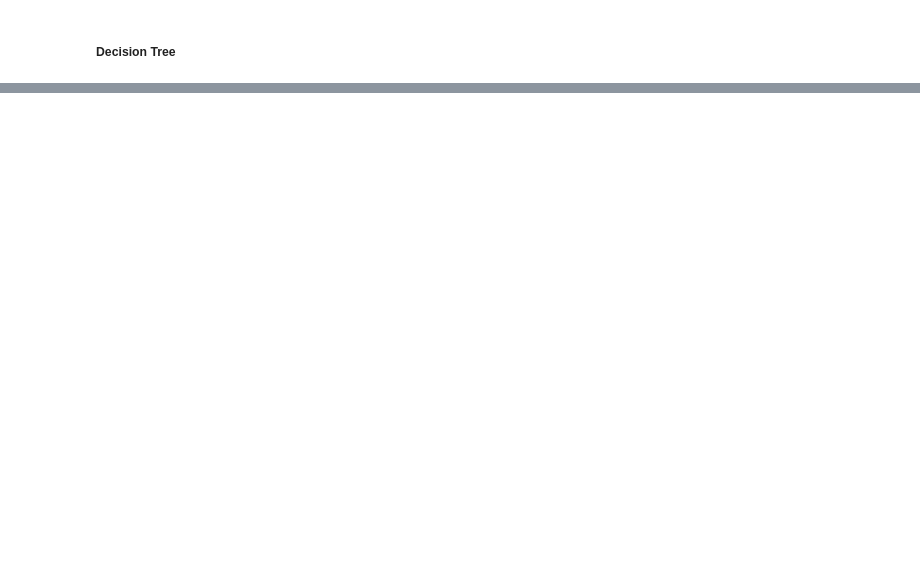
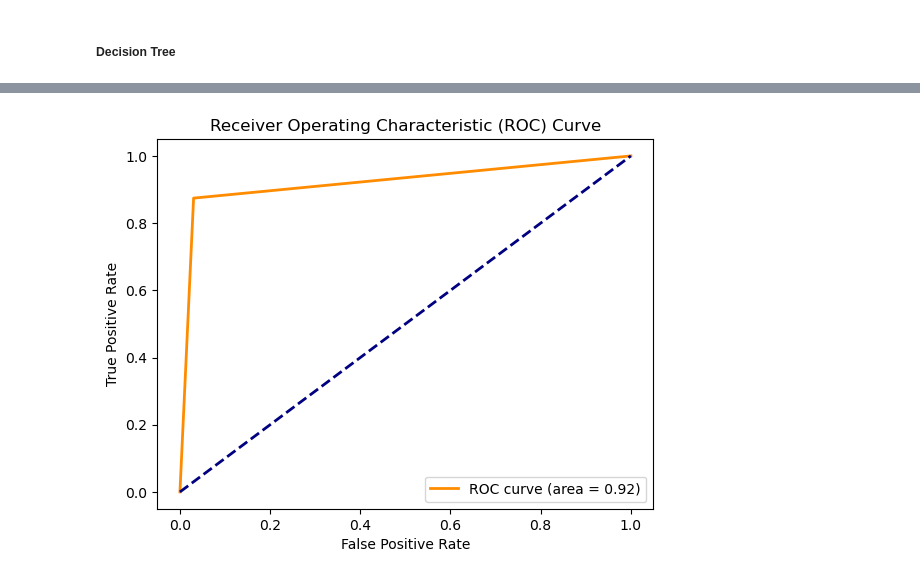
Before and after one commit to BaoDias2505/FinalProject_Introduction-to-data-science, a Jupyter notebook: notebooks/04-Data-Modelling.ipynb, the cells around one changed output, grey strips where cells are left out. Saved outputs shown, nothing was run; the diff lists cells and outputs as text; code cells hidden in the pictures; blank space fills up the shorter version.

```diff
--- a/notebooks/04-Data-Modelling.ipynb
+++ b/notebooks/04-Data-Modelling.ipynb
@@ -44,6 +42,8 @@ clean_df.sample(5)
 # %% [markdown]
 ## Training model
 # %%
-X_train, X_valid, y_train, y_valid = train_test_split(X, y ,test_size=0.2)
-model = LogisticRegression(solver = 'liblinear',max_iter=1000)
-model.fit(X_train, y_train)
+# X_train, X_valid, y_train, y_valid = train_test_split(X, y ,test_size=0.2)
+# model = LogisticRegression(solver = 'liblinear',max_iter=1000)
+# model.fit(X_train, y_train)
+X_train, X_tmp, y_train, y_tmp = train_test_split(X, y ,test_size=0.3, random_state= 2023,stratify=y)
+X_test, X_valid, y_test, y_valid = train_test_split(X_tmp, y_tmp ,test_size=0.3, random_state= 2023,stratify=y_tmp)
@@ -77,5 +62,5 @@ weighted avg       1.00      1.00      1.00     12007
 # %% [markdown]
 ##### Decision Tree
 # %%
-decision_Tree = DecisionTreeRegressor()
-decision_Tree.fit(X_train,y_train)
+# decision_Tree = DecisionTreeRegressor()
+# decision_Tree.fit(X_train,y_train)
@@ -87,0 +168,6 @@ decision_Tree.score(X_valid,y_valid)
+# %%
+final_model_train_valid = RandomForestClassifier(random_state=2023, **best_params)
+
+X_train_valid = pd.concat([X_train, X_valid], axis=0)
+y_train_valid = pd.concat([y_train, y_valid], axis=0)
+final_model_train_valid.fit(X_train_valid, y_train_valid)
@@ -87,0 +179,4 @@ decision_Tree.score(X_valid,y_valid)
+# %%
+y_pred_final_train_valid = final_model_train_valid.predict(X_test)
+accuracy_final_train_valid = accuracy_score(y_test, y_pred_final_train_valid)
+print(f"Accuracy of the Final Model on Test Set: {accuracy_final_train_valid}")
@@ -150,0 +187,19 @@ generate_baseline_result(models, X_train, y_train, metrics='accuracy',cv=5,plot_
+# %%
+from sklearn.metrics import roc_curve, auc
+
+# Tính false positive rate (fpr) và true positive rate (tpr)
+fpr, tpr, thresholds = roc_curve(y_test, y_pred_final_train_valid)
+
+# Tính diện tích dưới đường ROC Curve
+roc_auc = auc(fpr, tpr)
+
+# Biểu đồ ROC Curve
+plt.plot(fpr, tpr, color='darkorange', lw=2, label='ROC curve (area = {:.2f})'.format(roc_auc))
+plt.plot([0, 1], [0, 1], color='navy', lw=2, linestyle='--')
+plt.xlabel('False Positive Rate')
+plt.ylabel('True Positive Rate')
+plt.title('Receiver Operating Characteristic (ROC) Curve')
+plt.legend(loc='lower right')
+plt.show()
+# %% [output]
+[figure, added]
```
Also changed, not shown: parts of 25 cells of this notebook.
